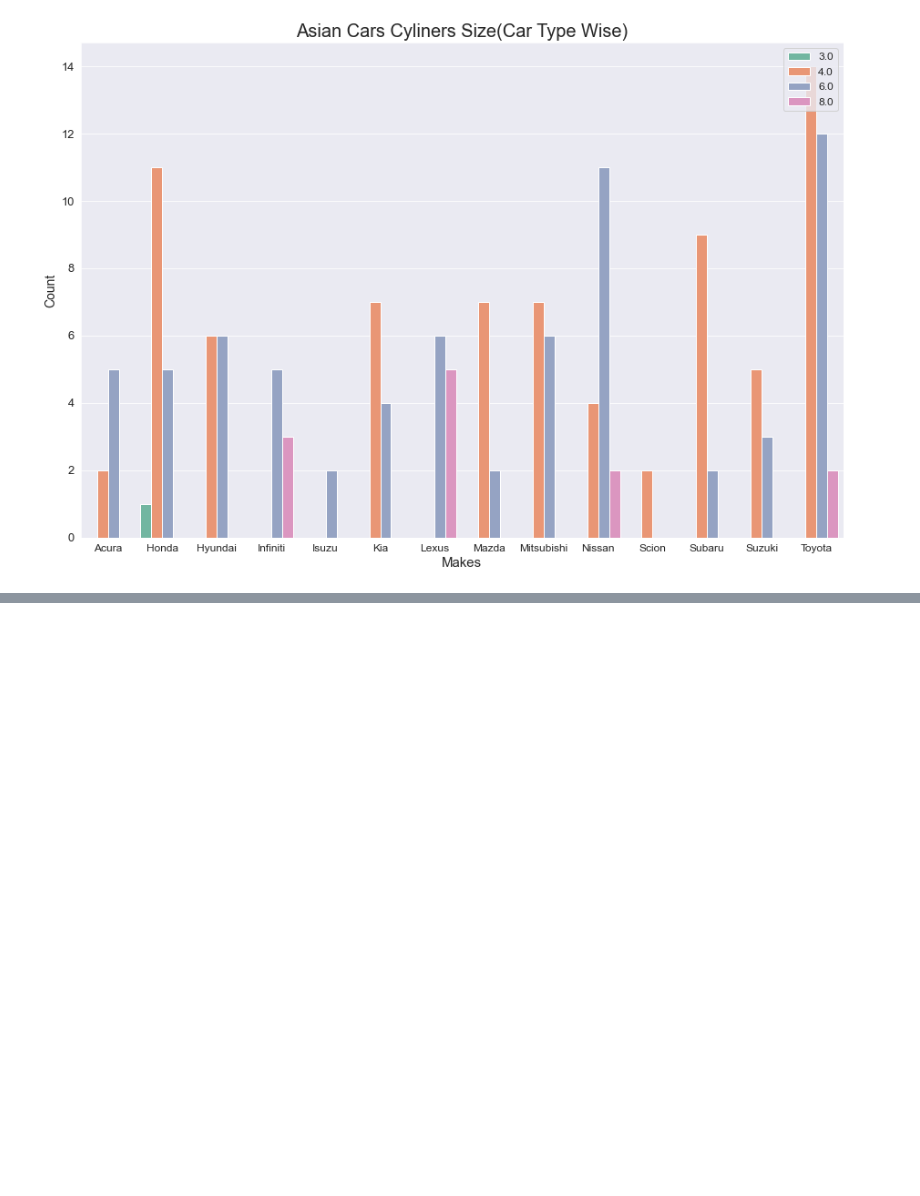
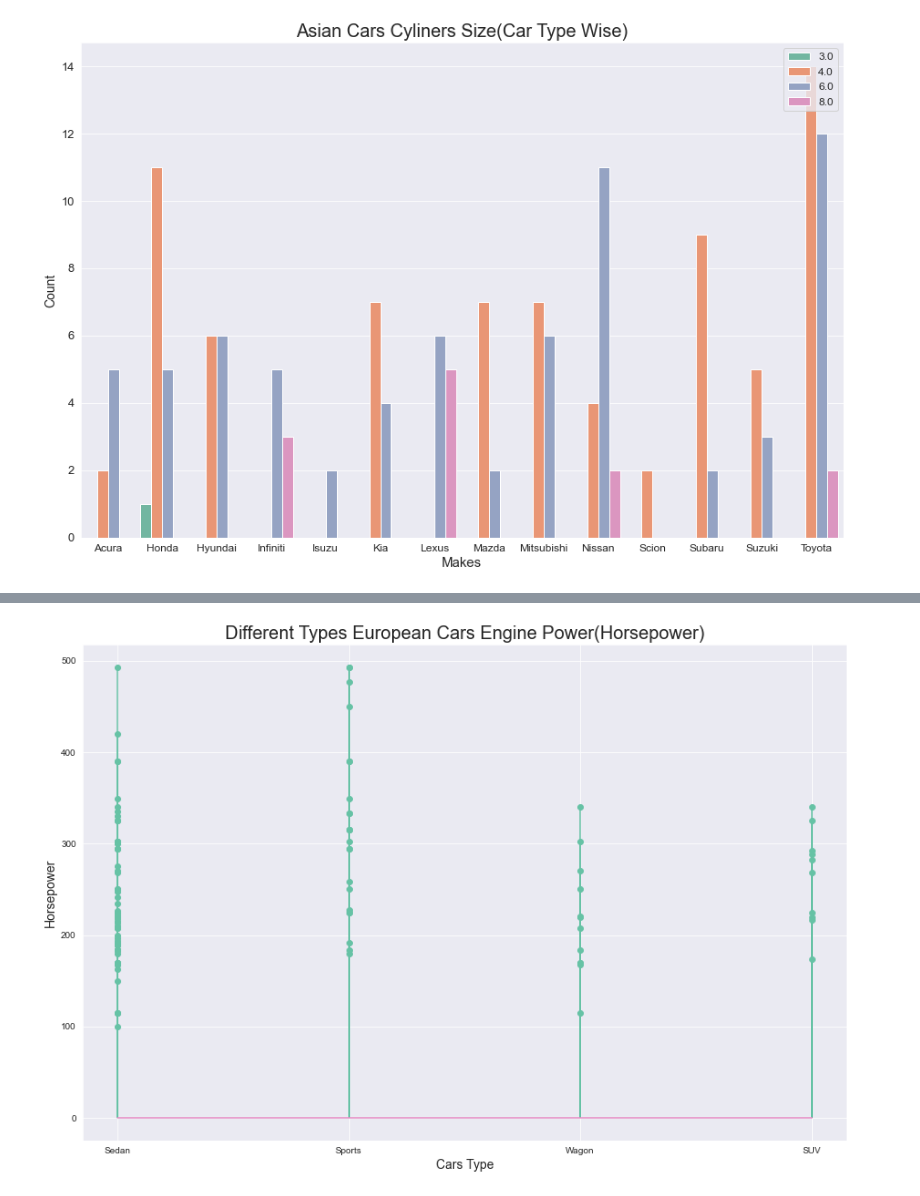
Before and after one commit to shamimsikder/Data-Visualization-Exercises, a Jupyter notebook: Cars Data Visualization.ipynb, the cells around one changed output, grey strips where cells are left out. Saved outputs shown, nothing was run; the diff lists cells and outputs as text; code cells hidden in the pictures; blank space fills up the shorter version.

```diff
--- a/Cars Data Visualization.ipynb
+++ b/Cars Data Visualization.ipynb
@@ -275,0 +276,10 @@ plt.ylabel("Count",fontsize=14);
+# %%
+plt.subplots(figsize=(15,10))
+
+plt.stem(df.Type,df.Horsepower)
+
+plt.title("Different Types European Cars Engine Power(Horsepower)",fontsize=20)
+plt.xlabel("Cars Type",fontsize=14)
+plt.ylabel("Horsepower",fontsize=14);
+# %% [output]
+[figure, added]
```
Also changed, not shown: parts of 5 cells of this notebook.
